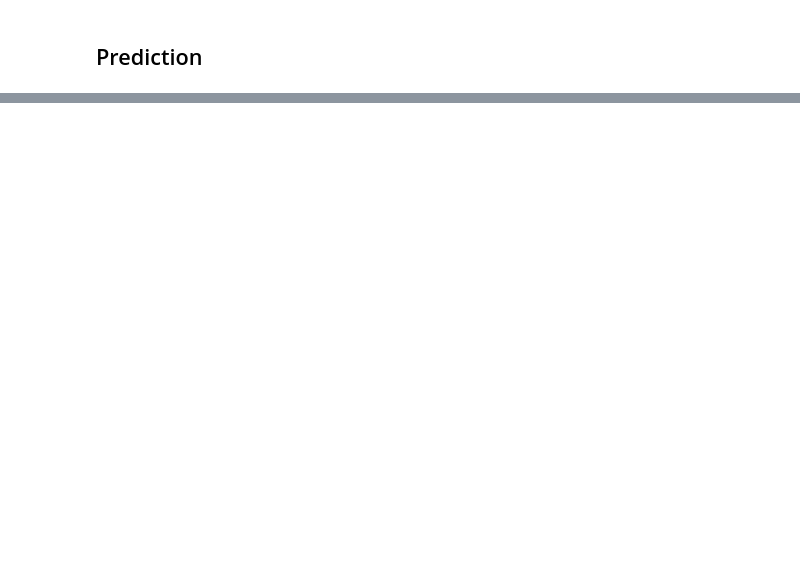
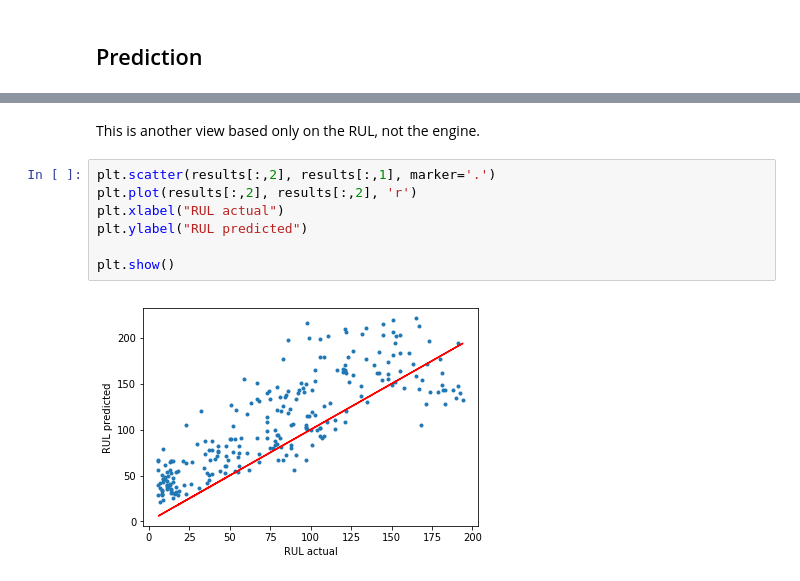
Before and after one commit to sabderra/predictive-maintenance-lstm, a Jupyter notebook: model_prediction.ipynb, the cells around one changed output, grey strips where cells are left out. Drawn from its saved outputs; the diff is of its cells as text; blank space fills up the shorter version.

```diff
--- a/model_prediction.ipynb
+++ b/model_prediction.ipynb
@@ -448,0 +221,11 @@ y_pred_array = model.predict(X, verbose=0, batch_size=batch_size)
+# %% [markdown]
+This is another view based only on the RUL, not the engine.
+# %%
+plt.scatter(results[:,2], results[:,1], marker='.')
+plt.plot(results[:,2], results[:,2], 'r')
+plt.xlabel("RUL actual")
+plt.ylabel("RUL predicted")
+
+plt.show()
+# %% [output]
+[figure, added]
```
Also changed, not shown: parts of 53 cells of this notebook, 1 other file.
